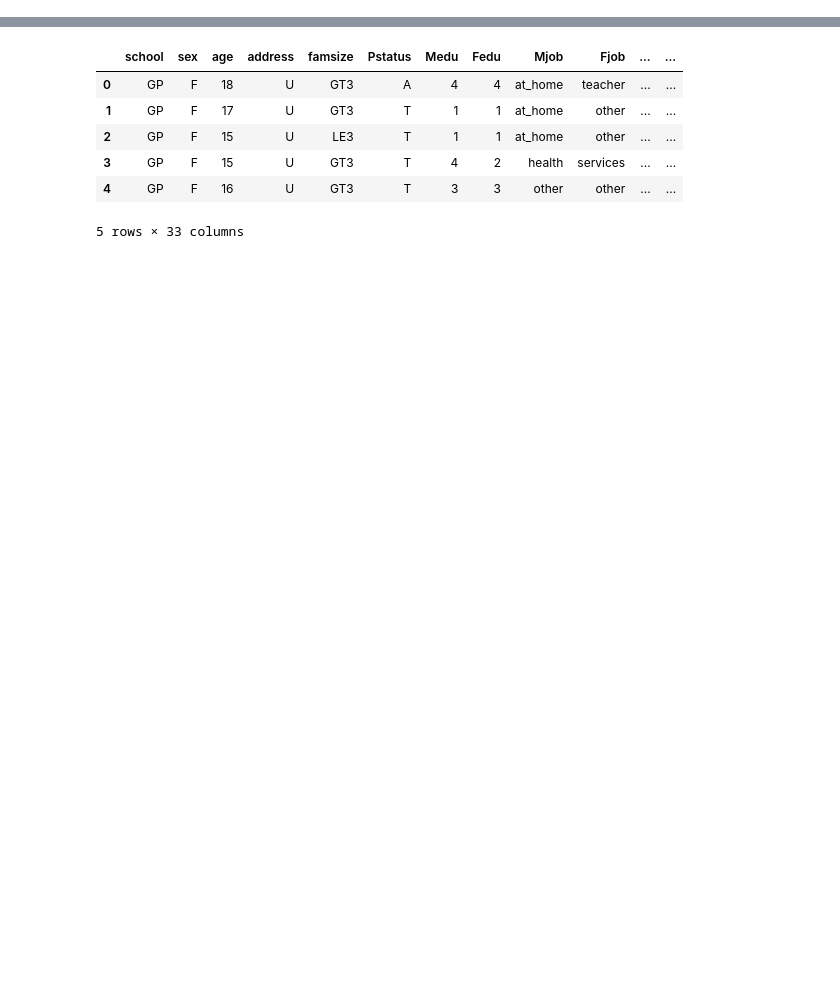
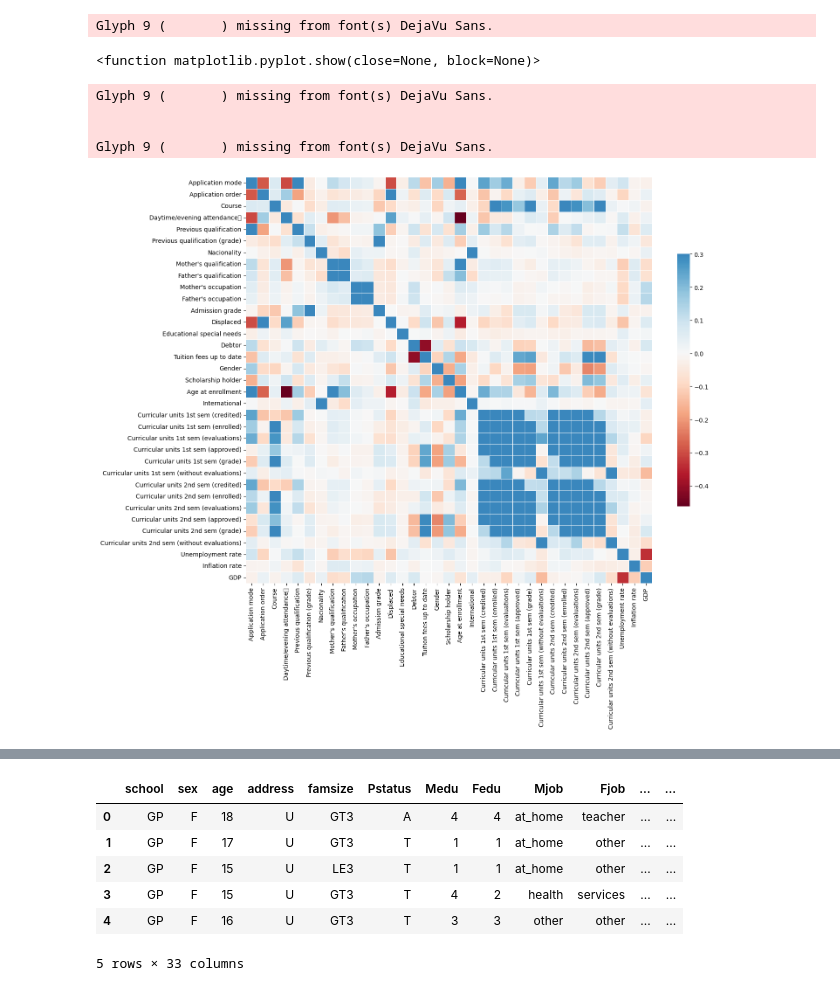
Before and after one commit to rjonathan/du-mlia, a Jupyter notebook: script1.ipynb, the cells around one changed output, grey strips where cells are left out. Drawn from its saved outputs; the diff is of its cells as text; code cells hidden in the pictures; blank space fills up the shorter version.

```diff
--- a/script1.ipynb
+++ b/script1.ipynb
@@ -35,0 +142,14 @@ plt.show()
+# %%
+f = plt.figure(figsize=(15, 15))
+df_numeric = dataEtudeSup.select_dtypes(include=['number'])
+sns.heatmap(df_numeric.corr(),annot=False, cmap='RdBu',vmax=.3, center=0,
+            square=True, linewidths=.5, cbar_kws={"shrink": .5})
+plt.show
+# %% [output]
+Glyph 9 (       ) missing from font(s) DejaVu Sans.
+<function matplotlib.pyplot.show(close=None, block=None)>
+Glyph 9 (       ) missing from font(s) DejaVu Sans.
+
+
+Glyph 9 (       ) missing from font(s) DejaVu Sans.
+[figure, added]
```
Also changed, not shown: parts of 19 cells of this notebook, 3 other files.
